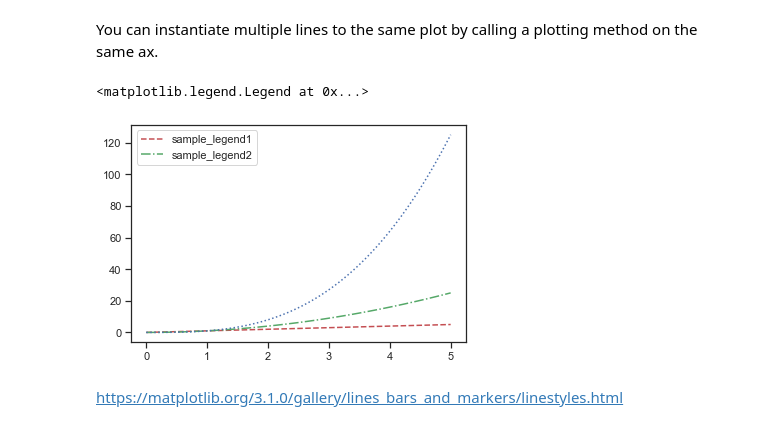
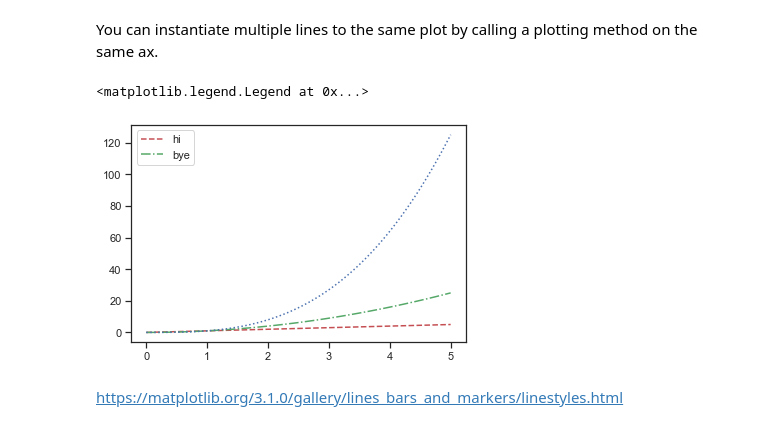
Before and after one commit to trevohearn/nyc-mhtn-ds-010620-lectures, a Jupyter notebook: week_2/day_1_mpl_1/Data_Visualizations_Matplotlib.ipynb, the cells around one changed output. Saved outputs shown, nothing was run; the diff lists cells and outputs as text; code cells hidden in the pictures.

```diff
--- a/week_2/day_1_mpl_1/Data_Visualizations_Matplotlib.ipynb
+++ b/week_2/day_1_mpl_1/Data_Visualizations_Matplotlib.ipynb
@@ -175,13 +188,14 @@ You can instantiate multiple lines to the same plot by calling a plotting method
 # %%
 fig, ax = plt.subplots()
 x = np.linspace(0, 5, 100)
 
 ax.plot(x, x, label='linear', color='r', linestyle='dashed')
 ax.plot(x, x**2, label='quadratic', color='g', linestyle='dashdot')
 ax.plot(x, x**3, label='cubic', color='b', linestyle='dotted')
+ax.legend(['hi', 'bye'])
 # %% [output]
 <matplotlib.legend.Legend at 0x...>
-[figure, old version]
+[figure, new version]
 # %% [markdown]
 https://matplotlib.org/3.1.0/gallery/lines_bars_and_markers/linestyles.html
 # %% [markdown]
```
Also changed, not shown: parts of 20 cells of this notebook, 2 other files.
